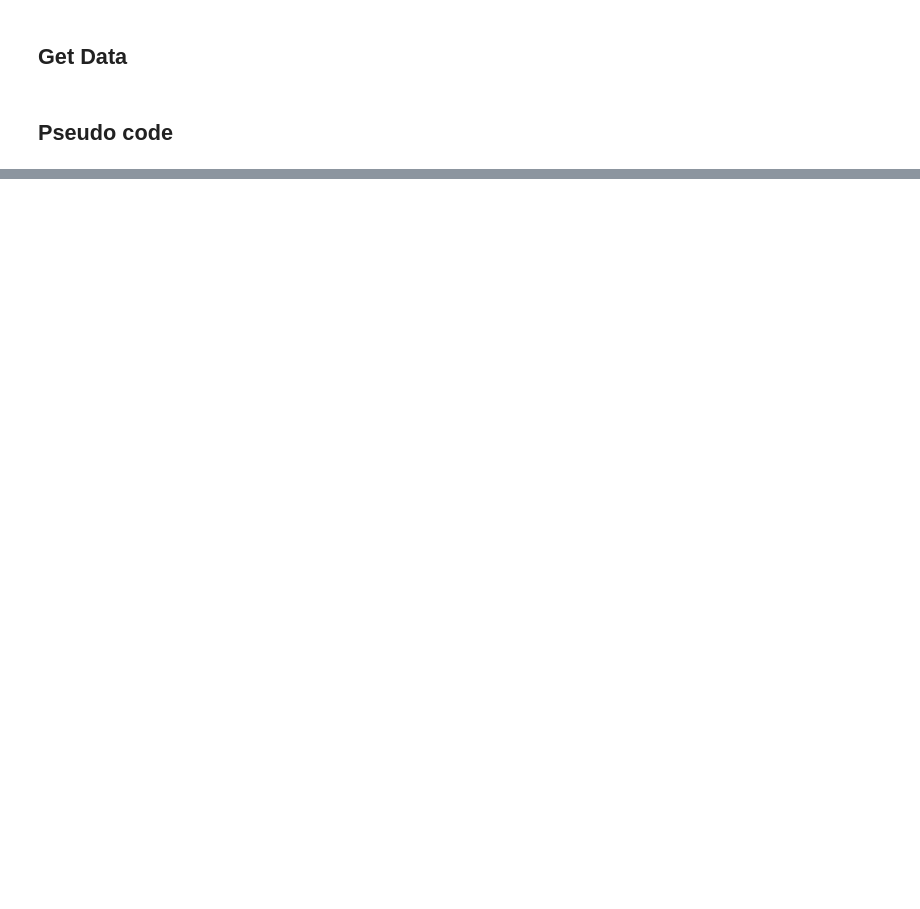
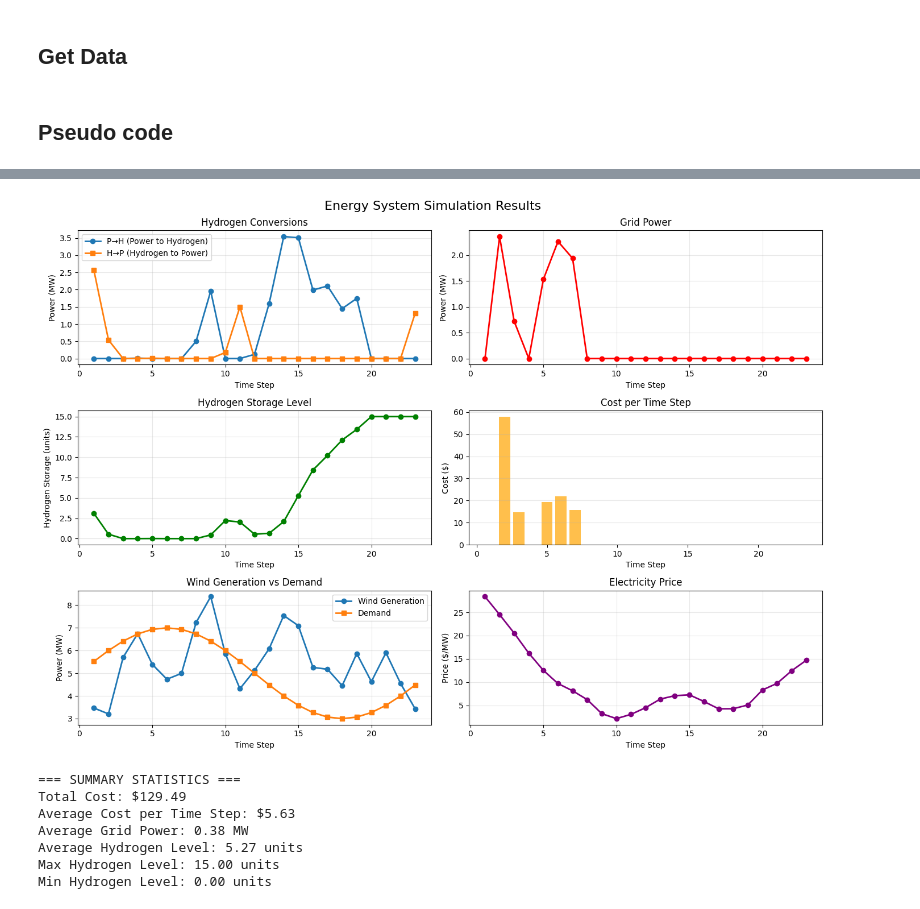
Before and after one commit to mauricioparas03-ops/Decision_project, a Jupyter notebook: Excersice_day2.ipynb, the cells around one changed output, grey strips where cells are left out. Cells and saved outputs as stored; diff of their text form; code cells hidden in the pictures; blank space fills up the shorter version.

```diff
--- a/Excersice_day2.ipynb
+++ b/Excersice_day2.ipynb
@@ -174,6 +174,7 @@ class EnergySystemValidator:
         # The grid must balance the wind, demand, and hydrogen conversions
         expected_grid = (demand + decision['p_p2h'] -
                          state['p_wind'] - (r_h2p * decision['h_h2p']))
+        expected_grid = max(0, expected_grid)  # Grid cannot be negative (no selling back in this model)
 
         if abs(decision['p_grid'] - expected_grid) > 1e-6:
             return False, f"Power imbalance: Grid={decision['p_grid']}, Expected={expected_grid}"
@@ -394 +432,80 @@ cost: 0.00, wind: 3.27, price: 30.02, hydrogen level: 4.40
 demand: 4.482361909794957
+# %%
+import matplotlib.pyplot as plt
+
+# Create a figure with subplots
+fig, axes = plt.subplots(3, 2, figsize=(14, 10))
+fig.suptitle('Energy System Simulation Results', fontsize=16)
+
+# Plot 1: Power to Hydrogen and Hydrogen to Power
+ax = axes[0, 0]
+ax.plot(results['timestep'], results['p_p2h'], marker='o', label='P→H (Power to Hydrogen)', linewidth=2)
+ax.plot(results['timestep'], results['h_h2p'], marker='s', label='H→P (Hydrogen to Power)', linewidth=2)
+ax.set_xlabel('Time Step')
+ax.set_ylabel('Power (MW)')
+ax.set_title('Hydrogen Conversions')
+ax.legend()
+ax.grid(True, alpha=0.3)
+
+# Plot 2: Grid Power
+ax = axes[0, 1]
+ax.plot(results['timestep'], results['p_grid'], marker='o', color='red', linewidth=2)
+ax.set_xlabel('Time Step')
+ax.set_ylabel('Power (MW)')
+ax.set_title('Grid Power')
+ax.grid(True, alpha=0.3)
+
+# Plot 3: Hydrogen Storage Level
+ax = axes[1, 0]
+ax.plot(results['timestep'], results['hydrogen_level'], marker='o', color='green', linewidth=2)
+ax.set_xlabel('Time Step')
+ax.set_ylabel('Hydrogen Storage (units)')
+ax.set_title('Hydrogen Storage Level')
+ax.grid(True, alpha=0.3)
+
+# Plot 4: Cost per Time Step
+ax = axes[1, 1]
+ax.bar(results['timestep'], results['cost'], color='orange', alpha=0.7)
+ax.set_xlabel('Time Step')
+ax.set_ylabel('Cost ($)')
+ax.set_title('Cost per Time Step')
+ax.grid(True, alpha=0.3, axis='y')
+
+# Plot 5: Wind vs Demand
+ax = axes[2, 0]
+ax.plot(results['timestep'], results['wind'], marker='o', label='Wind Generation', linewidth=2)
+ax.plot(results['timestep'], results['demand'], marker='s', label='Demand', linewidth=2)
+ax.set_xlabel('Time Step')
+ax.set_ylabel('Power (MW)')
+ax.set_title('Wind Generation vs Demand')
+ax.legend()
+ax.grid(True, alpha=0.3)
+
+# Plot 6: Price
+ax = axes[2, 1]
+ax.plot(results['timestep'], results['price'], marker='o', color='purple', linewidth=2)
+ax.set_xlabel('Time Step')
+ax.set_ylabel('Price ($/MW)')
+ax.set_title('Electricity Price')
+ax.grid(True, alpha=0.3)
+
+plt.tight_layout()
+plt.show()
+
+# Print summary statistics
+print("\n=== SUMMARY STATISTICS ===")
+print(f"Total Cost: ${sum(results['cost']):.2f}")
+print(f"Average Cost per Time Step: ${sum(results['cost'])/len(results['cost']):.2f}")
+print(f"Average Grid Power: {sum(results['p_grid'])/len(results['p_grid']):.2f} MW")
+print(f"Average Hydrogen Level: {sum(results['hydrogen_level'])/len(results['hydrogen_level']):.2f} units")
+print(f"Max Hydrogen Level: {max(results['hydrogen_level']):.2f} units")
+print(f"Min Hydrogen Level: {min(results['hydrogen_level']):.2f} units")
+# %% [output]
+[figure, added]
+=== SUMMARY STATISTICS ===
+Total Cost: $129.49
+Average Cost per Time Step: $5.63
+Average Grid Power: 0.38 MW
+Average Hydrogen Level: 5.27 units
+Max Hydrogen Level: 15.00 units
+Min Hydrogen Level: 0.00 units
```
Also changed, not shown: parts of 2 cells of this notebook.
